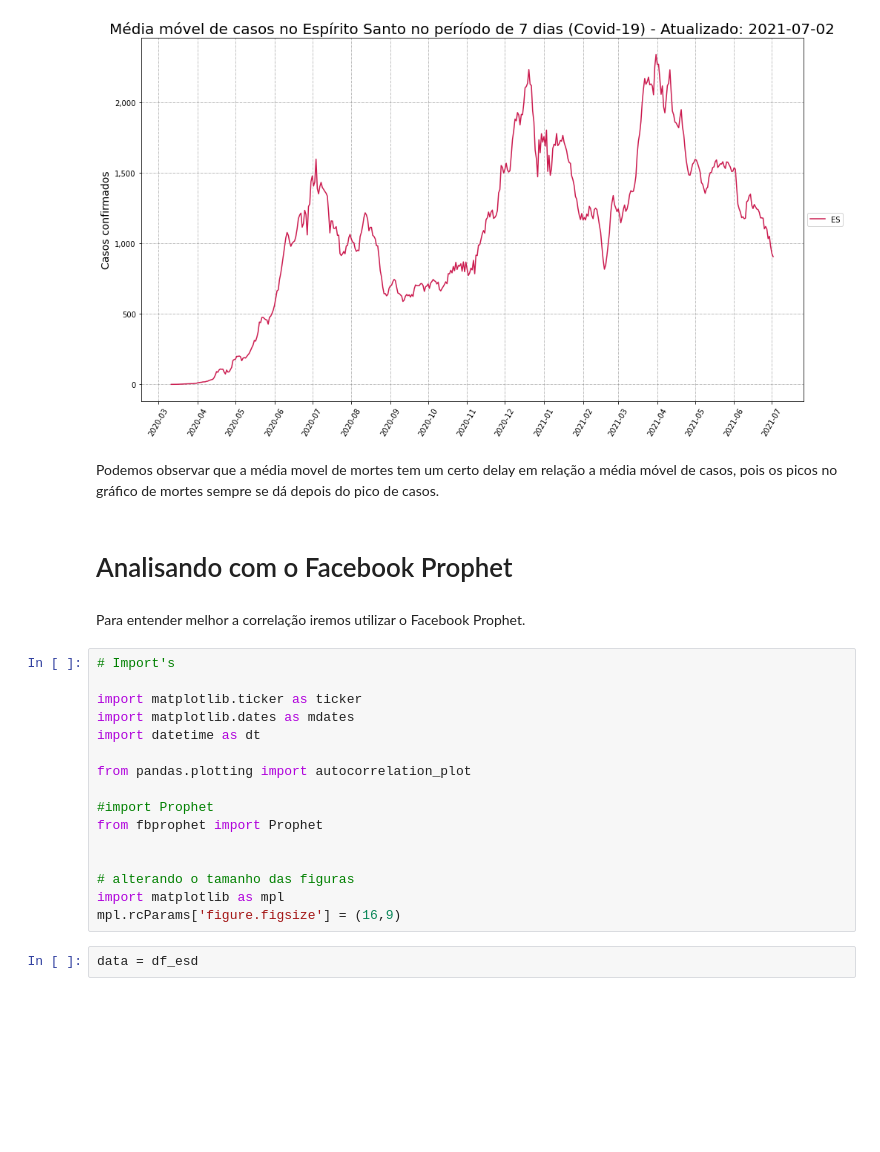
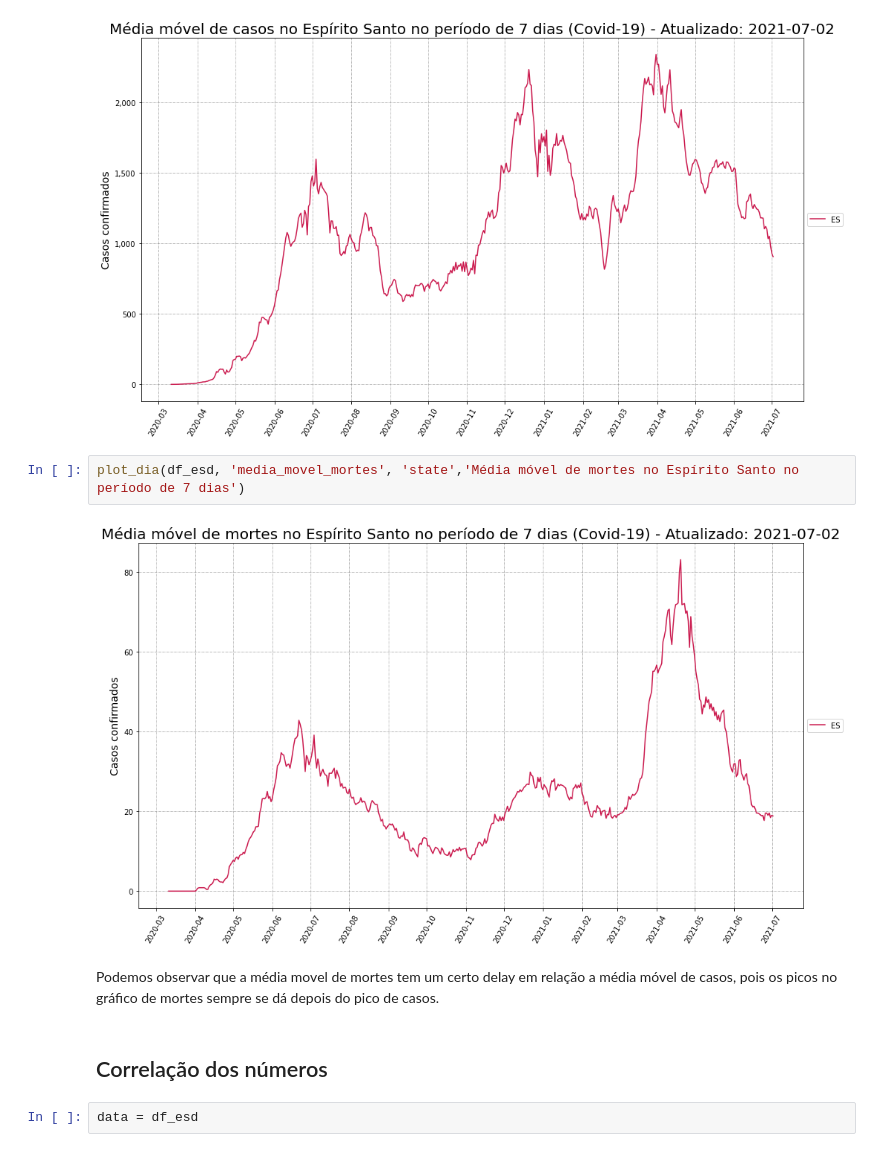
Before and after one commit to antoniodragoc/Projeto_Modulo_03, a Jupyter notebook: Projeto_Modulo_03.ipynb, the cells around one changed output. Drawn from its saved outputs; the diff is of its cells as text; blank space fills up the shorter version.

```diff
--- a/Projeto_Modulo_03.ipynb
+++ b/Projeto_Modulo_03.ipynb
@@ -389,28 +400,14 @@ plot_semana(df_es, 'last_available_deaths', 'state','Mortes no Espírito Santo p
 plot_dia(df_esd, 'media_movel_casos', 'state','Média móvel de casos no Espírito Santo no período de 7 dias')
 # %% [output]
 [figure]
+# %%
+plot_dia(df_esd, 'media_movel_mortes', 'state','Média móvel de mortes no Espírito Santo no período de 7 dias')
+# %% [output]
+[figure, added]
 # %% [markdown]
 Podemos observar que a média movel de mortes tem um certo delay em relação a média móvel de casos, pois os picos no gráfico de mortes sempre se dá depois do pico de casos.
-# %% [markdown]
-# Analisando com o Facebook Prophet
-# %% [markdown]
-Para entender melhor a correlação iremos utilizar o Facebook Prophet.
-# %%
-# Import's
-
-import matplotlib.ticker as ticker
-import matplotlib.dates as mdates
-import datetime as dt
-
-from pandas.plotting import autocorrelation_plot
-
-#import Prophet
-from fbprophet import Prophet
-
-
-# alterando o tamanho das figuras
-import matplotlib as mpl
-mpl.rcParams['figure.figsize'] = (16,9)
+# %% [markdown]
+## Correlação dos números
 # %%
 data = df_esd
 # %%
```
Also changed, not shown: parts of 17 cells of this notebook.
